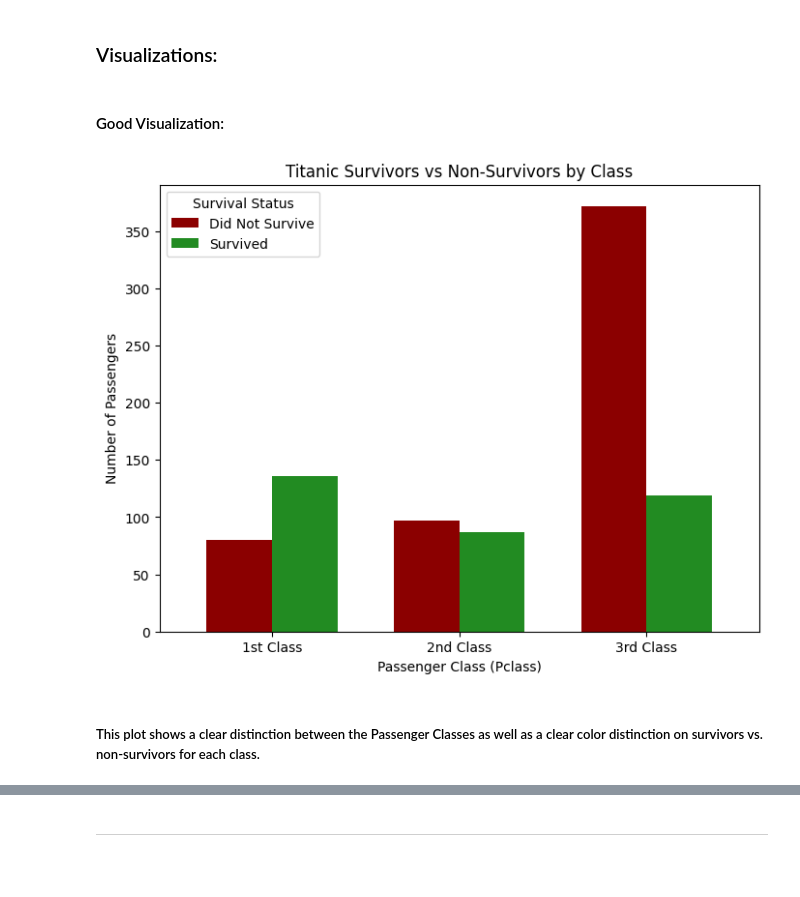
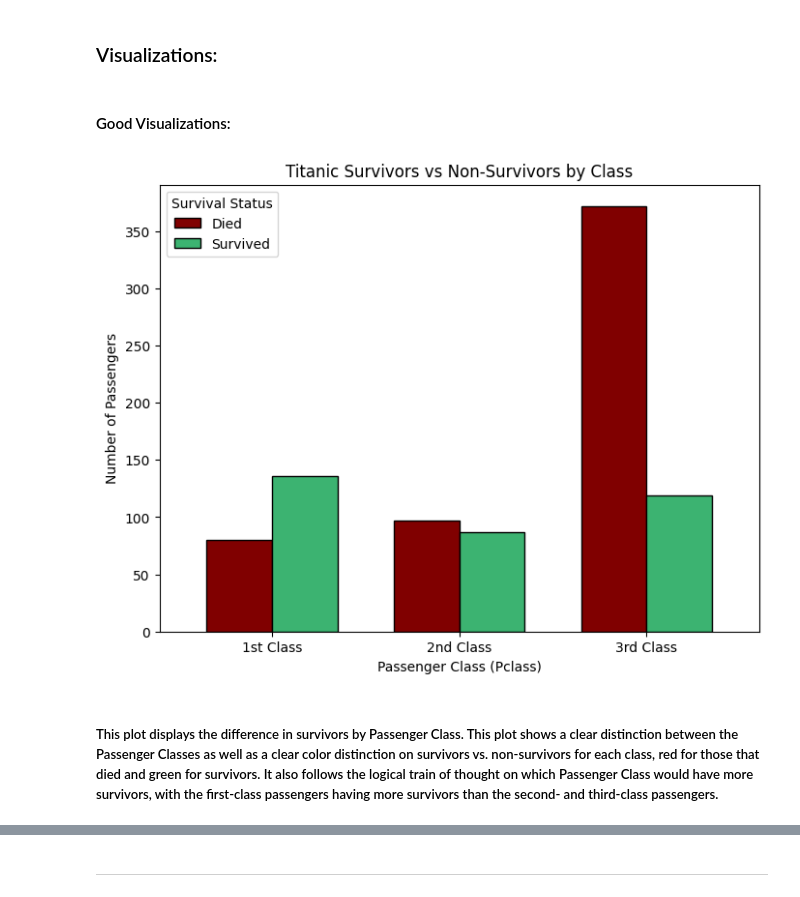
Before and after one commit to abbyawesome/DATA6550_VisualizationsProject, a Jupyter notebook: Code/LaVrenov/initial_visualizations.ipynb, the cells around one changed output, grey strips where cells are left out. Drawn from its saved outputs; the diff is of its cells as text; code cells hidden in the pictures; blank space fills up the shorter version.

Commit message:
added new graphics and descriptions

```diff
--- a/Code/LaVrenov/initial_visualizations.ipynb
+++ b/Code/LaVrenov/initial_visualizations.ipynb
@@ -82,20 +52,22 @@ df_nosurv = df[df['Survived'] == 0]
 # %% [markdown]
-#### Good Visualization:
+#### Good Visualizations:
 # %%
 survival_by_pclass = df.groupby(['Pclass', 'Survived']).size().unstack(fill_value = 0)
 
 fig, ax = plt.subplots(figsize = (8, 6))
 
-survival_by_pclass.plot(kind = 'bar', stacked = False, ax = ax, color = ['darkred', 'forestgreen'], width = 0.7)
+survival_by_pclass.plot(kind = 'bar', stacked = False, ax = ax, color = ['maroon', 'mediumseagreen'], width = 0.7, edgecolor = 'black')
 
 ax.set_xlabel('Passenger Class (Pclass)')
 ax.set_ylabel('Number of Passengers')
 ax.set_title('Titanic Survivors vs Non-Survivors by Class')
 ax.set_xticklabels(['1st Class', '2nd Class', '3rd Class'], rotation = 0)
 
-ax.legend(['Did Not Survive', 'Survived'], title = 'Survival Status', loc = 'upper left')
+ax.legend(['Died', 'Survived'], title = 'Survival Status', loc = 'upper left')
 plt.show()
+
+fig.savefig('pclass-survived')
 # %% [output]
-[figure, old version]
+[figure, new version]
 # %% [markdown]
-##### This plot shows a clear distinction between the Passenger Classes as well as a clear color distinction on survivors vs. non-survivors for each class.
+##### This plot displays the difference in survivors by Passenger Class. This plot shows a clear distinction between the Passenger Classes as well as a clear color distinction on survivors vs. non-survivors for each class, red for those that died and green for survivors. It also follows the logical train of thought on which Passenger Class would have more survivors, with the first-class passengers having more survivors than the second- and third-class passengers.
```
Also changed, not shown: parts of 11 cells of this notebook.
